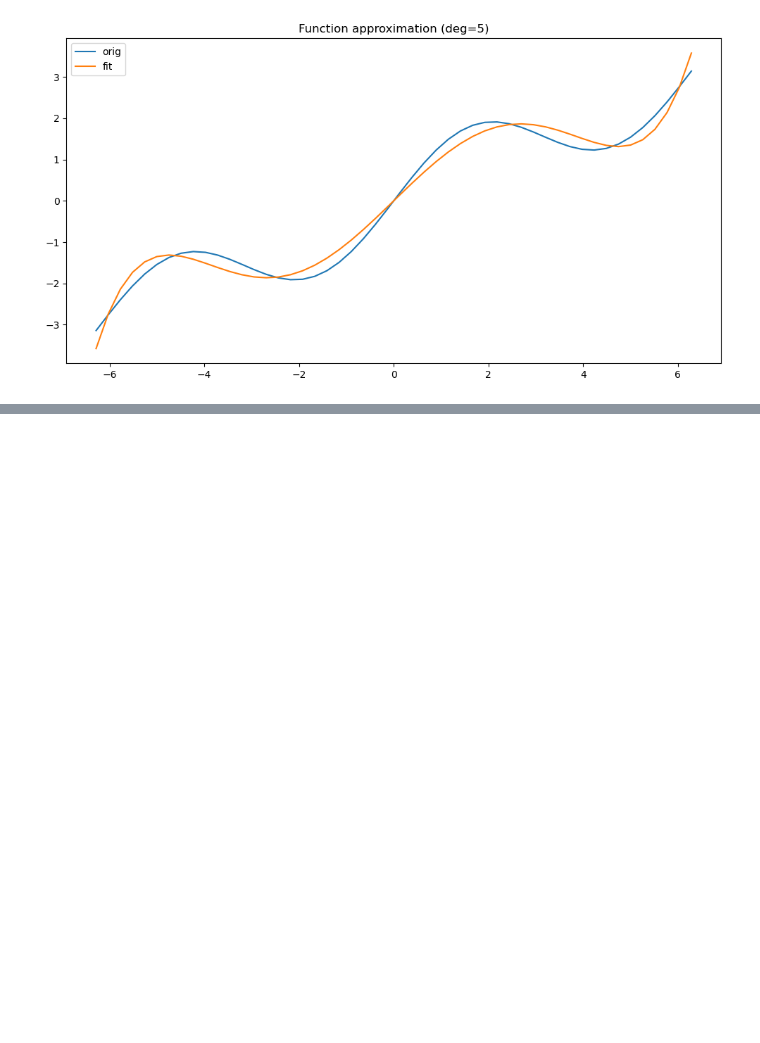
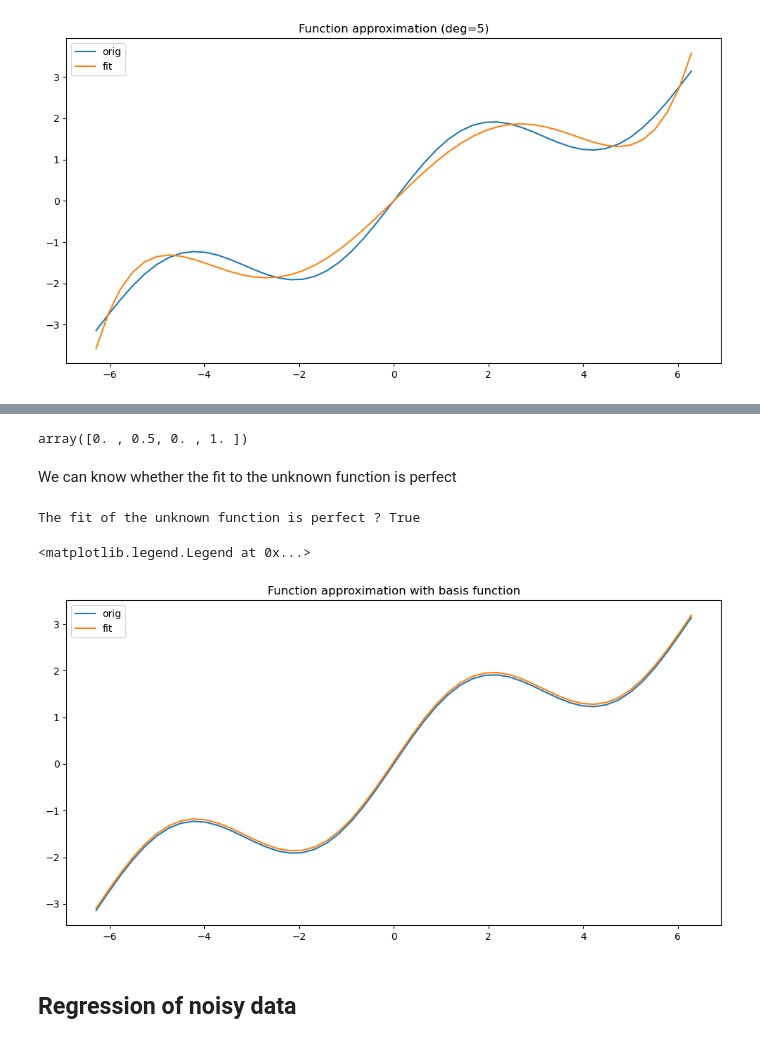
Before and after one commit to luigiselmi/finstat, a Jupyter notebook: hilpisch/ch11_math_tools.ipynb, the cells around one changed output, grey strips where cells are left out. Cells and saved outputs as stored; diff of their text form; code cells hidden in the pictures; blank space fills up the shorter version.

```diff
--- a/hilpisch/ch11_math_tools.ipynb
+++ b/hilpisch/ch11_math_tools.ipynb
@@ -70,0 +77,30 @@ plt.legend(loc=0)
+# %%
+matrix = np.zeros((3 + 1, len(x)))
+matrix[3, :] = np.sin(x)
+matrix[2, :] = x ** 2
+matrix[1, :] = x
+matrix[0, :] = 1
+# %%
+reg = np.linalg.lstsq(matrix.T, f(x), rcond=None)[0]
+reg.round(4)
+# %% [output]
+array([0. , 0.5, 0. , 1. ])
+# %%
+ry = np.dot(reg, matrix)
+# %% [markdown]
+We can know whether the fit to the unknown function is perfect
+# %%
+print('The fit of the unknown function is perfect ? {}'.format(np.allclose(f(x), ry)))
+# %% [output]
+The fit of the unknown function is perfect ? True
+# %%
+fig, ax = plt.subplots(figsize=(12, 6))
+ax.set_title('Function approximation with basis function')
+ax.plot(x, y, label='orig')
+ax.plot(x, ry + 0.05, label='fit')
+plt.legend(loc=0)
+# %% [output]
+<matplotlib.legend.Legend at 0x...>
+[figure, added]
+# %% [markdown]
+## Regression of noisy data
```
Also changed, not shown: parts of 40 cells of this notebook.
